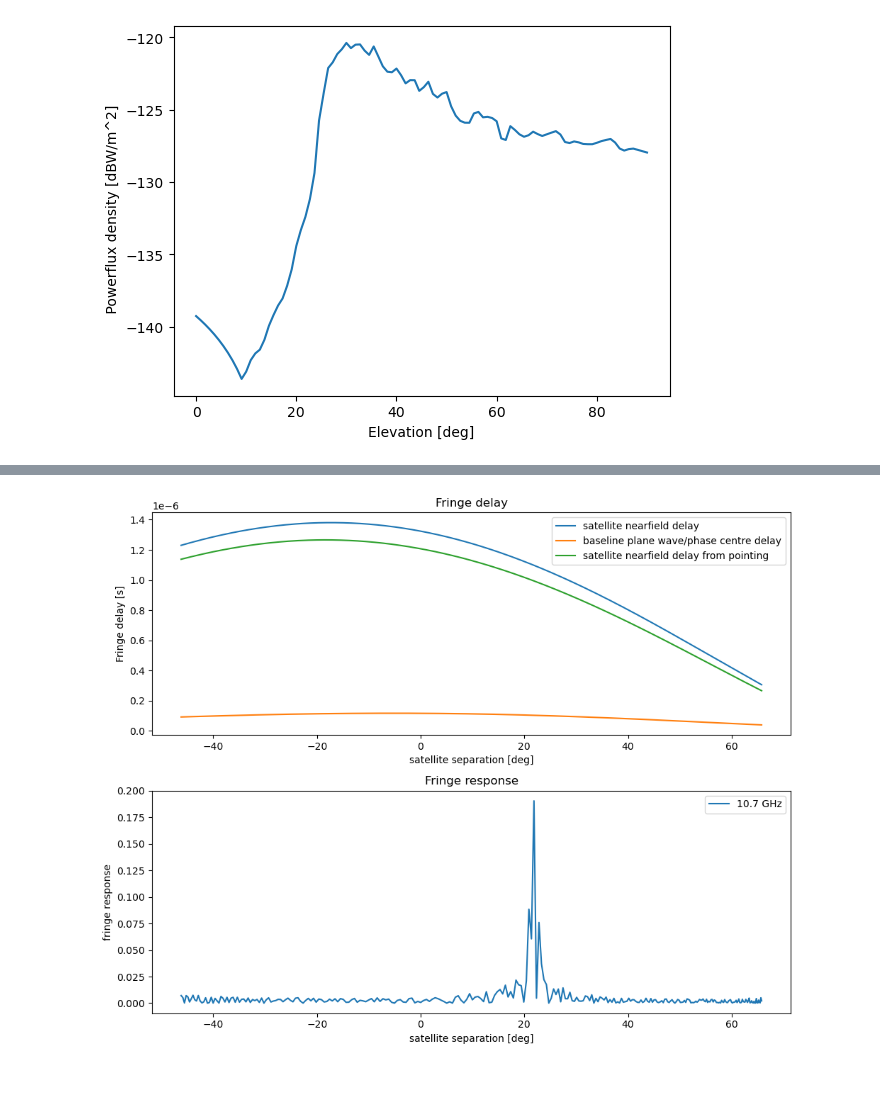
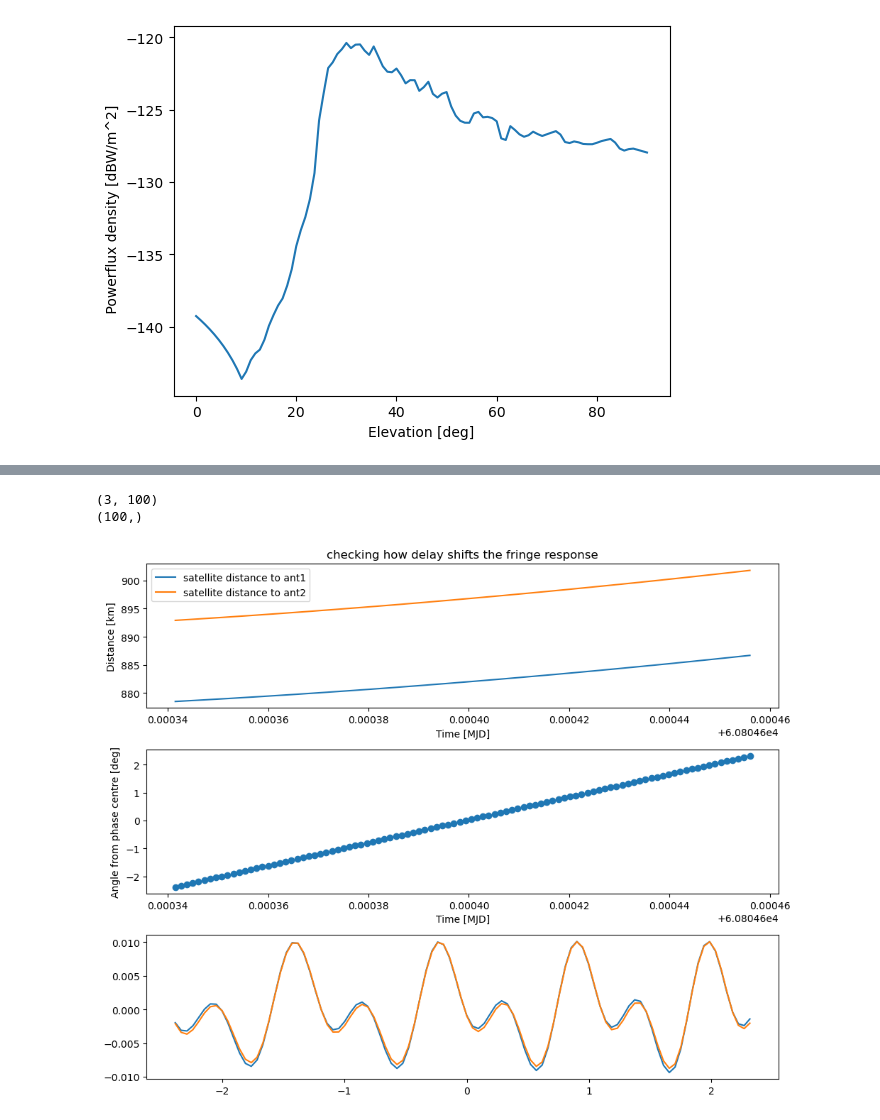
Before and after one commit to hqiu-nju/scepter, a Jupyter notebook: notebooks/fringe_simulation.ipynb, the cells around one changed output, grey strips where cells are left out. Saved outputs shown, nothing was run; the diff lists cells and outputs as text; code cells hidden in the pictures; blank space fills up the shorter version.

Commit message:
update on fringe calculations

```diff
--- a/notebooks/fringe_simulation.ipynb
+++ b/notebooks/fringe_simulation.ipynb
@@ -68,7 +66,7 @@ baseline 527.4575753687502 m
 niters = 1
 pydt = cysgp4.PyDateTime() ## take current date and time
 start_times_window = 24 * u.hour
-time_range, time_resol = 300*u.s, 1*u.s  # seconds
+time_range, time_resol = 10*u.s, 1e-1*u.s  # seconds
 epochiters=time_range/time_resol
 
 # print(start_times,td)
@@ -156,9 +155,13 @@ array order is observer, pointing per grid, skygrid cells, epochs, time samples
 # %%
 ## if first time run the populate function to create coordinates
-# test.populate(tles,save=True,savename='starlink_500')
+# test.populate(tles,save=True,savename='starlink_100.npz')
 
-test.load_propagation(nparray='starlink_500.npz')
-print(test.satf_az.shape)
-print(test.satf_el.shape)
+test.load_propagation(nparray="starlink_100.npz")
+### cut the whole array using the same method
+test.reduce_sats(el_limit=30)
+nsat=0
+print('check array shapes below')
+print('sat_frame az',test.satf_az.shape)
+print('sat_frame el',test.satf_el.shape)
 print(test.tel_az.shape)
 # %% [output]
@@ -250,33 +260,35 @@ ideal ra dec pointing for intercept 36.611297661414504 12.767198356355948
 # %%
-ew_alt=obs.ew_elevation(tel1_pnt.alt, tel1_sats.az)
-real_delays=obs.baseline_nearfield_delay(theta=ew_alt,l1=satA_dist[0]*u.km,l2=satA_dist[1]*u.km,baseline=rab)
+tel_delays=obs.mod_tau(az=tel_az,el=tel_el,lat=ant1.loc.lat,D=baselines[2]*u.m)
+real_delays=obs.baseline_nearfield_delay(
+                                         l1=satA_dist[0]*u.km,l2=satA_dist[2]*u.km,tau=tel_delays).flatten()
+
+# real_delays=real_delays.reshape(len(baselines),-1)
+satdelays=((satA_dist[0]*1000/3e8)-(satA_dist[1]*1000/3e8))*u.s
+satdelays=satdelays.flatten()
 plt.figure(figsize=(10, 8))
-ax1=plt.subplot(211)
-ax1.plot(offbeam, real_delays,label='satellite nearfield delay')
-ax1.plot(offbeam,obs.tdelay(rab,ew_alt),label='baseline plane wave/phase centre delay')
-ax1.plot(offbeam, real_delays-obs.tdelay(rab,ew_alt),label='satellite nearfield delay from pointing')
 
-ax1.set_xlabel('satellite separation [deg]')
-ax1.set_ylabel('Fringe delay [s]')
-ax1.set_title('Fringe delay')
-# ax1.set_xlim(-40,40)
+
+ax1=plt.subplot(311)
+ax1.set_title('checking how delay shifts the fringe response')
+
+ax1.plot(mjds.flatten(),satA_dist[0].flatten(),label='satellite distance to ant1')
+ax1.plot(mjds.flatten(),satA_dist[2].flatten(),label='satellite distance to ant2')
 ax1.legend()
+ax1.set_xlabel('Time [MJD]')
+# ax1.set_ylabel('Fringe response')
+ax1.set_ylabel('Distance [km]')
+ax2=plt.subplot(312)
+plt.scatter(mjds.flatten(),offbeam)
+ax2.set_xlabel('Time [MJD]')
+ax2.set_ylabel('Angle from phase centre [deg]')
+ax3=plt.subplot(313)
+ax3.plot(offbeam,obs.bw_fringe(delays=satdelays,bwchan=100,nchan=100,fch1=100),label='fringe response')
+ax3.plot(offbeam,obs.bw_fringe(delays=satdelays+2*u.s,bwchan=100,nchan=100,fch1=100),label='fringe response')
 
-# bwfringe = np.sum([obs.fringe_response(delay=real_delays-obs.tdelay(rab,tel2_pnt.alt),frequency=i*u\.Hz) for i in np.arange(10.7e9,10.95e9,1e6)],axis=0)
-ax2=plt.subplot(212)
-bwfringe=obs.bw_fringe(delays=obs.tdelay(rab,ew_alt)-real_delays,bwchan=250,nchan=250,fch1=10.7e3)
-# bwfringe=obs.fringe_response(delay =real_delays-obs.tdelay(rab,ew_alt),frequency=1000*u.MHz)
-
-ax2.plot(offbeam, (np.abs(bwfringe)),label=f'{10.7} GHz')
-# for fch1 in np.arange(10.7e3,12.0e3,250):
-    # bwfringe=obs.bw_fringe(delays=real_delays-obs.tdelay(rab,ew_alt),bwchan=250,nchan=250,fch1=fch1)
-    # ax2.plot(offbeam, (np.abs(bwfringe)/250),label=f'{fch1/1e3:.2f} GHz')
-ax2.set_xlabel('satellite separation [deg]')
-
-ax2.set_ylabel('fringe response')
-ax2.set_title('Fringe response')
-ax2.legend()
 plt.tight_layout()
+plt.savefig('fringe shift example.png')
 plt.show()
 # %% [output]
+(3, 100)
+(100,)
-[figure, old version]
+[figure, new version]
```
Also changed, not shown: parts of 21 cells of this notebook, 6 other files.
